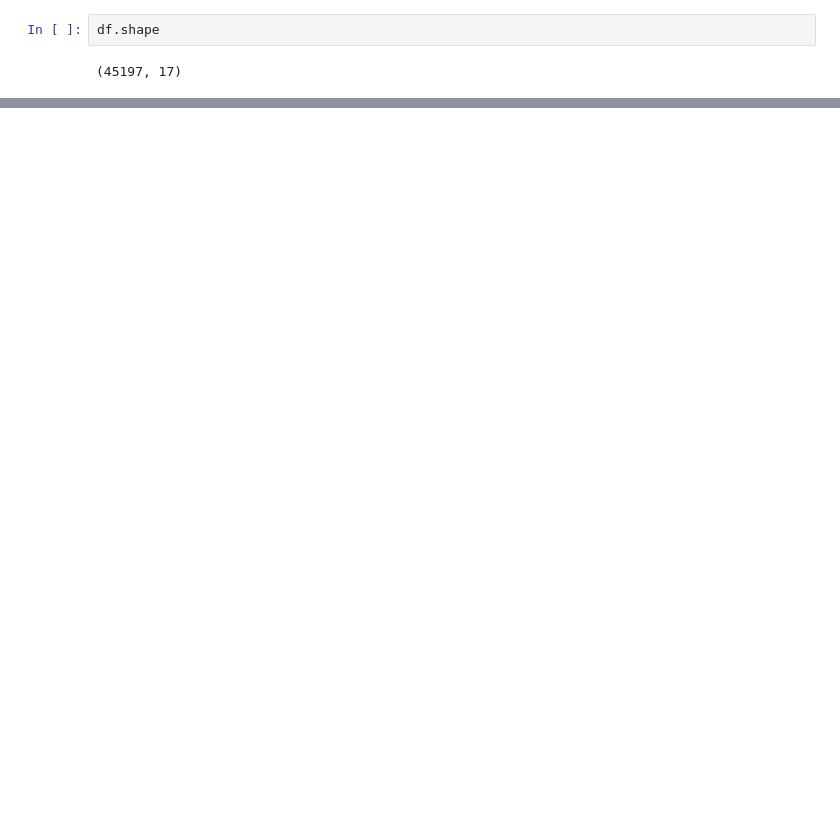
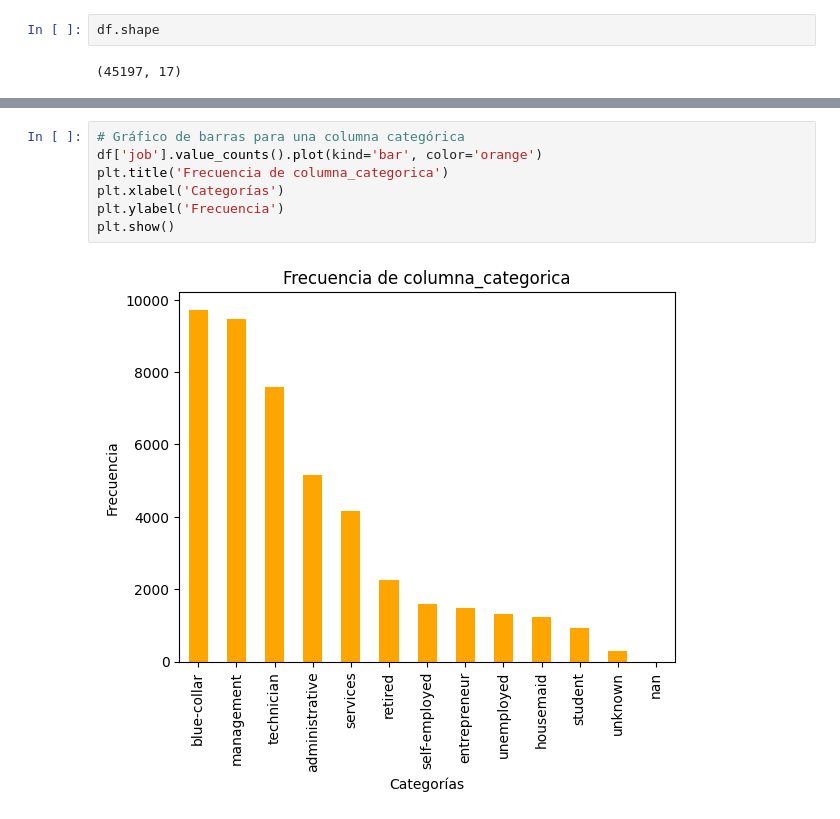
Before and after one commit to DANIELRINCON28/PRACTICE-DATA-ANALYST, a Jupyter notebook: practica1/practicejob.ipynb, the cells around one changed output, grey strips where cells are left out. Drawn from its saved outputs; the diff is of its cells as text; blank space fills up the shorter version.

```diff
--- a/practica1/practicejob.ipynb
+++ b/practica1/practicejob.ipynb
@@ -316,0 +343,9 @@ df.shape
+# %%
+# Gráfico de barras para una columna categórica
+df['job'].value_counts().plot(kind='bar', color='orange')
+plt.title('Frecuencia de columna_categorica')
+plt.xlabel('Categorías')
+plt.ylabel('Frecuencia')
+plt.show()
+# %% [output]
+[figure, added]
```
Also changed, not shown: parts of 11 cells of this notebook.
